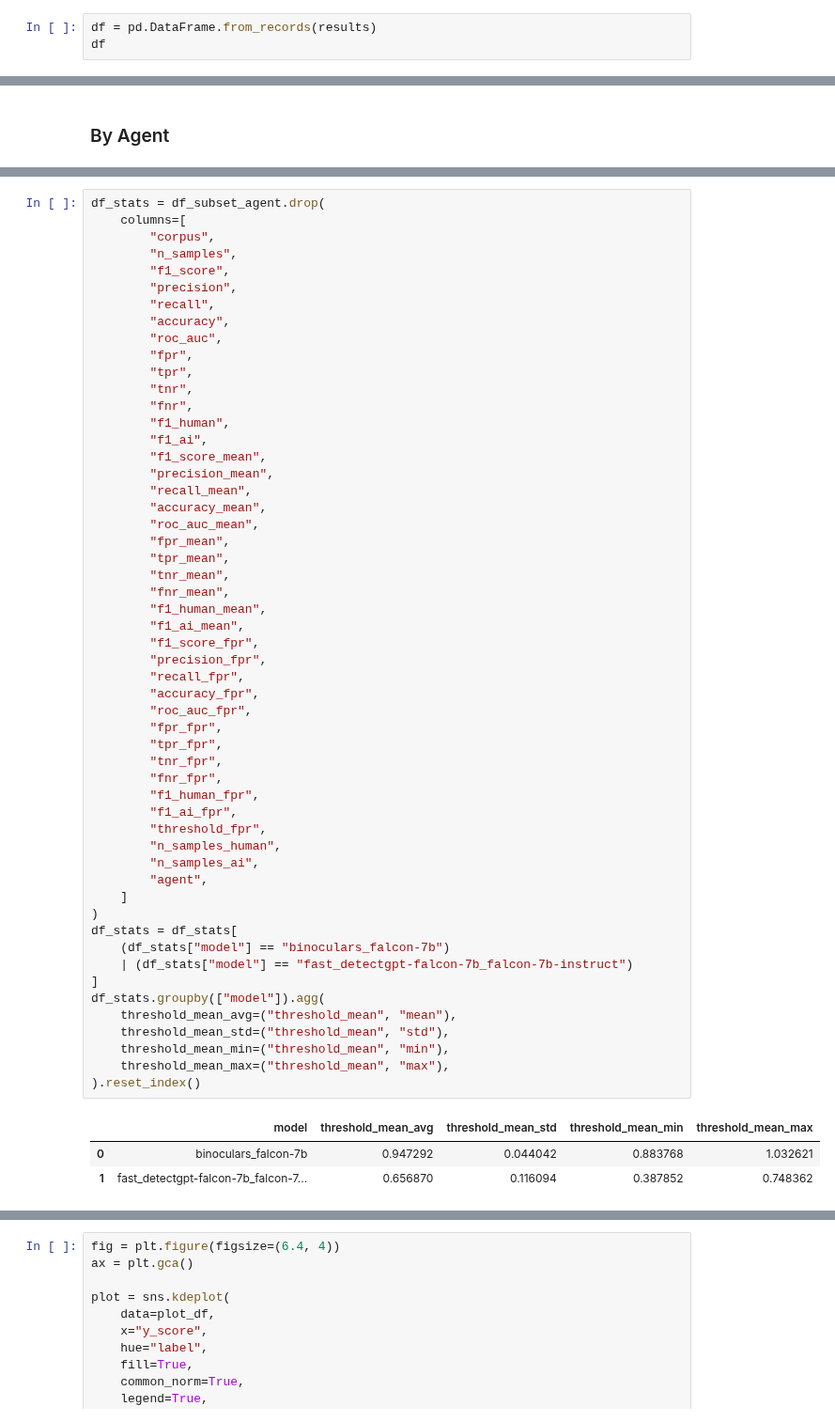
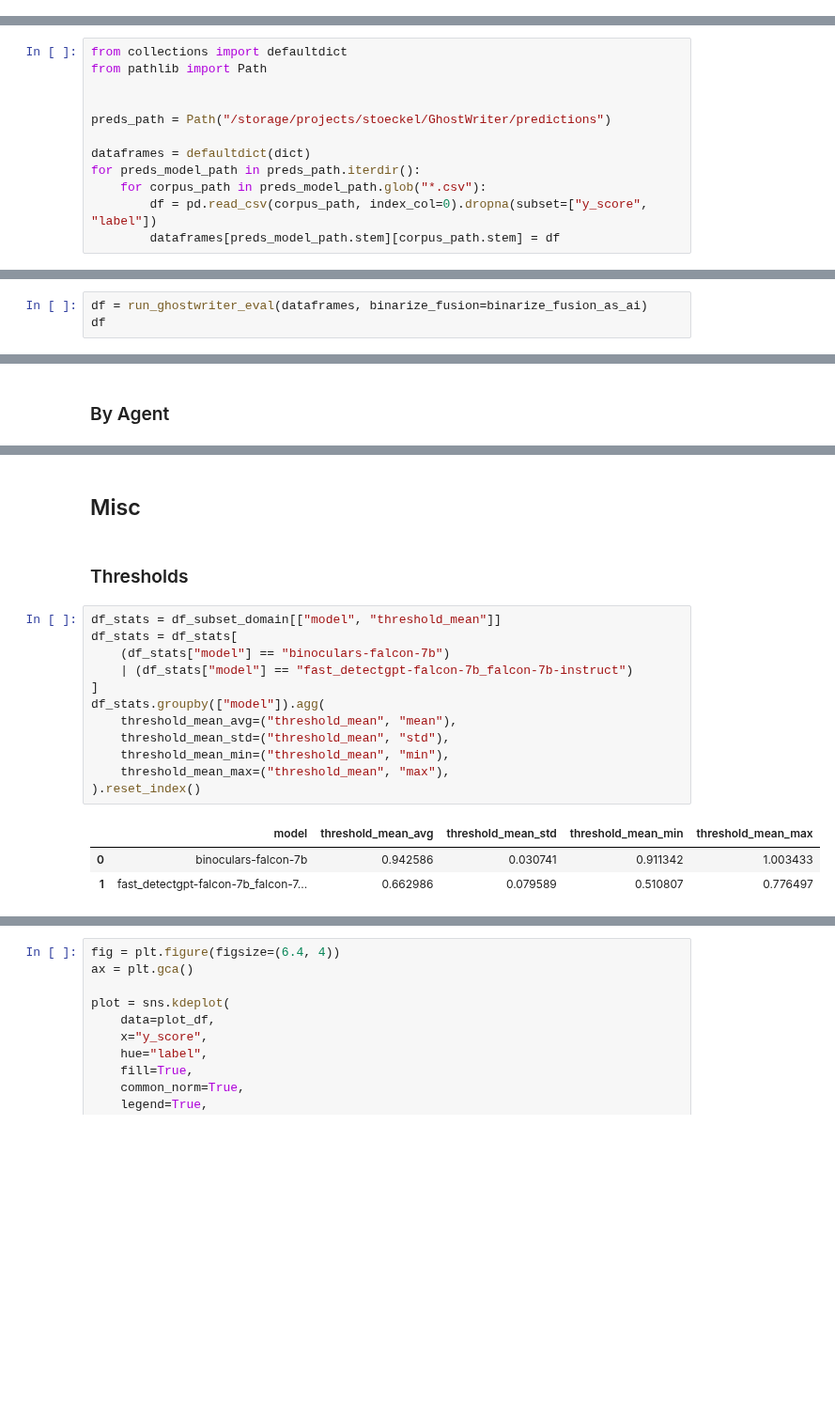
Before and after one commit to TheItCrOw/PrismAI, a Jupyter notebook: src/lrec_2026-GhostWriter-baselines-eval.ipynb, the cells around one changed output, grey strips where cells are left out. Shown at 94% size. Saved outputs shown, nothing was run; the diff lists cells and outputs as text; blank space fills up the shorter version.

Commit message:
feat: Updated GhostWriter notebooks

```diff
--- a/src/lrec_2026-GhostWriter-baselines-eval.ipynb
+++ b/src/lrec_2026-GhostWriter-baselines-eval.ipynb
@@ -110,3 +111,0 @@ for preds_model_path in preds_path.iterdir():
-# %%
-df = pd.DataFrame.from_records(results)
-df
@@ -126,0 +189,12 @@ df
+# %%
+from collections import defaultdict
+from pathlib import Path
+
+
+preds_path = Path("/storage/projects/stoeckel/GhostWriter/predictions")
+
+dataframes = defaultdict(dict)
+for preds_model_path in preds_path.iterdir():
+    for corpus_path in preds_model_path.glob("*.csv"):
+        df = pd.read_csv(corpus_path, index_col=0).dropna(subset=["y_score", "label"])
+        dataframes[preds_model_path.stem][corpus_path.stem] = df
@@ -126,0 +203,3 @@ df
+# %%
+df = run_ghostwriter_eval(dataframes, binarize_fusion=binarize_fusion_as_ai)
+df
@@ -319,58 +380,20 @@ Overall & 0.429 & 0.577 & 0.585 & 0.465 & 0.525 & 0.803 & 0.784 & 0.309 & 0.573
+# %% [markdown]
+## Misc
+# %% [markdown]
+### Thresholds
 # %%
-df_stats = df_subset_agent.drop(
-    columns=[
-        "corpus",
-        "n_samples",
-        "f1_score",
-        "precision",
-        "recall",
-        "accuracy",
-        "roc_auc",
-        "fpr",
-        "tpr",
-        "tnr",
-        "fnr",
-        "f1_human",
-        "f1_ai",
-        "f1_score_mean",
-        "precision_mean",
-        "recall_mean",
-        "accuracy_mean",
-        "roc_auc_mean",
-        "fpr_mean",
-        "tpr_mean",
-        "tnr_mean",
-        "fnr_mean",
-        "f1_human_mean",
-        "f1_ai_mean",
-        "f1_score_fpr",
-        "precision_fpr",
-        "recall_fpr",
-        "accuracy_fpr",
-        "roc_auc_fpr",
-        "fpr_fpr",
-        "tpr_fpr",
-        "tnr_fpr",
-        "fnr_fpr",
-        "f1_human_fpr",
-        "f1_ai_fpr",
-        "threshold_fpr",
-        "n_samples_human",
-        "n_samples_ai",
-        "agent",
-    ]
-)
+df_stats = df_subset_domain[["model", "threshold_mean"]]
 df_stats = df_stats[
-    (df_stats["model"] == "binoculars_falcon-7b")
+    (df_stats["model"] == "binoculars-falcon-7b")
     | (df_stats["model"] == "fast_detectgpt-falcon-7b_falcon-7b-instruct")
 ]
 df_stats.groupby(["model"]).agg(
     threshold_mean_avg=("threshold_mean", "mean"),
     threshold_mean_std=("threshold_mean", "std"),
     threshold_mean_min=("threshold_mean", "min"),
     threshold_mean_max=("threshold_mean", "max"),
 ).reset_index()
 # %% [output]
 |  | model | threshold_mean_avg | threshold_mean_std | threshold_mean_min | threshold_mean_max |
-| 0 | binoculars_falcon-7b | 0.947292 | 0.044042 | 0.883768 | 1.032621 |
-| 1 | fast_detectgpt-falcon-7b_falcon-7... | 0.656870 | 0.116094 | 0.387852 | 0.748362 |
+| 0 | binoculars-falcon-7b | 0.942586 | 0.030741 | 0.911342 | 1.003433 |
+| 1 | fast_detectgpt-falcon-7b_falcon-7... | 0.662986 | 0.079589 | 0.510807 | 0.776497 |
```
Also changed, not shown: parts of 39 cells of this notebook.
